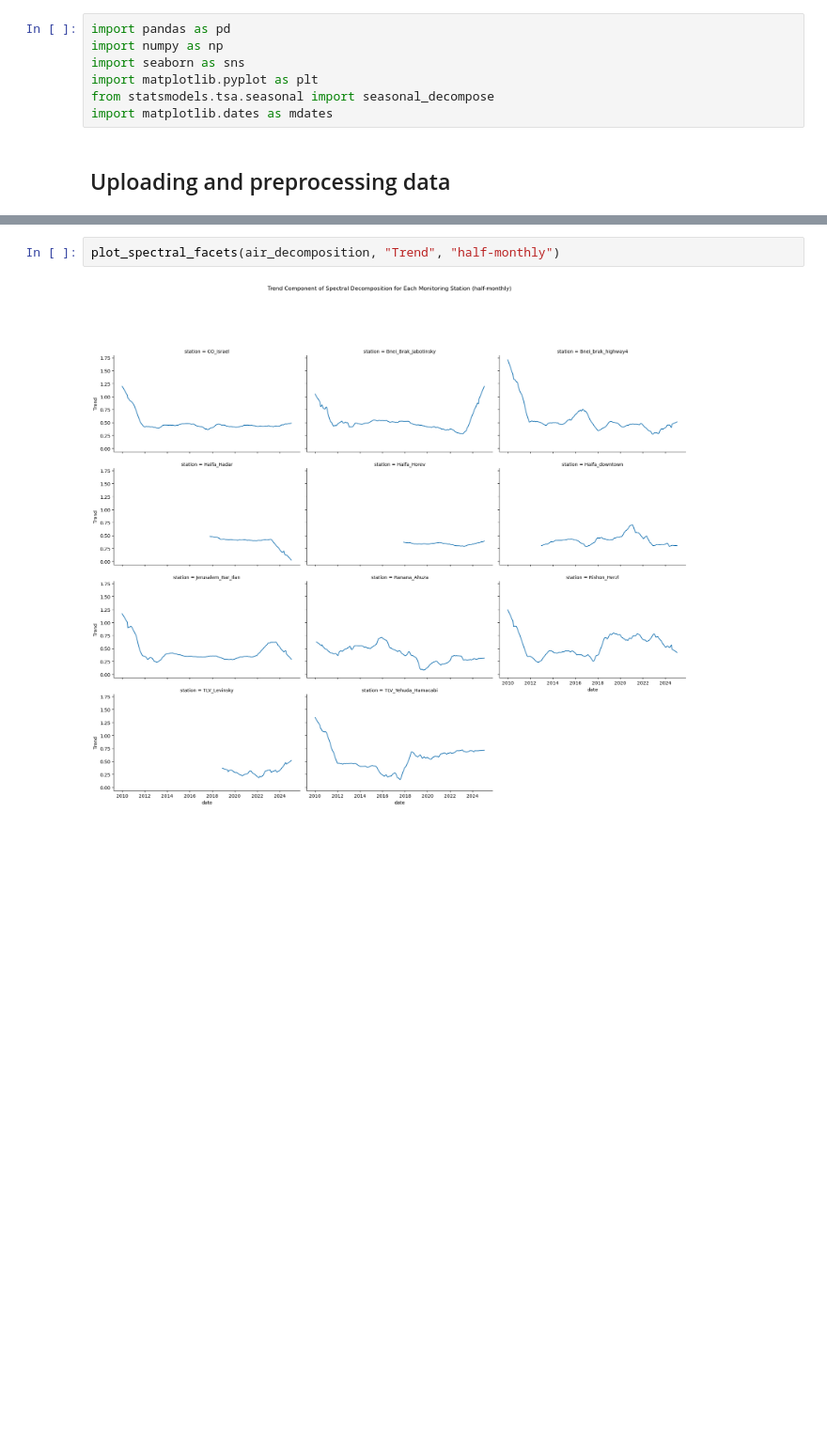
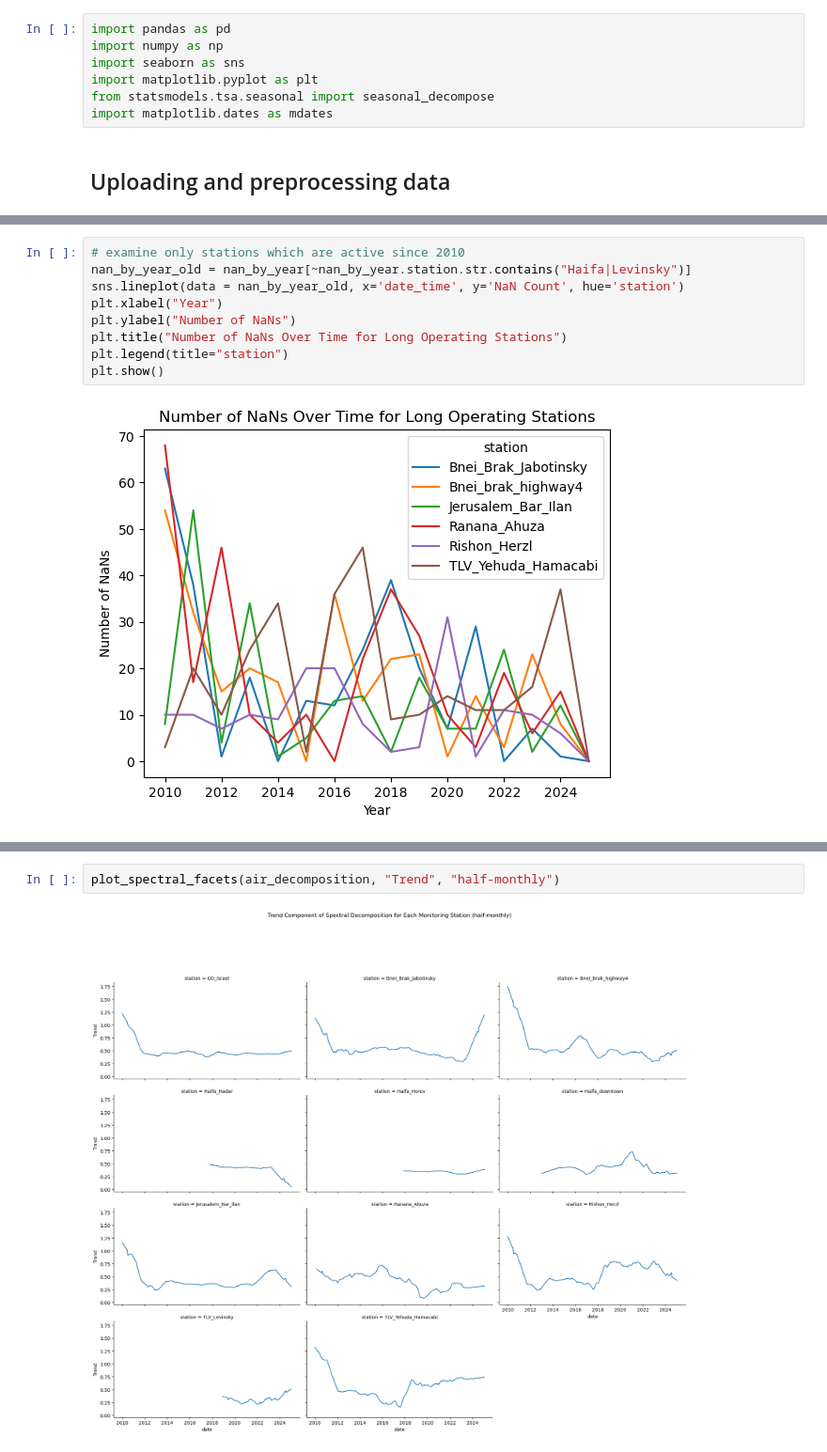
Before and after one commit to sinitsky96/Time-Series-Project, a Jupyter notebook: 01_pollution_eda.ipynb, the cells around one changed output, grey strips where cells are left out. Shown at 94% size. Drawn from its saved outputs; the diff is of its cells as text; blank space fills up the shorter version.

```diff
--- a/01_pollution_eda.ipynb
+++ b/01_pollution_eda.ipynb
@@ -49,0 +76,11 @@ air_longer = air.melt(id_vars=['date'], var_name='station', value_name='CO_level
+# %%
+# examine only stations which are active since 2010
+nan_by_year_old = nan_by_year[~nan_by_year.station.str.contains("Haifa|Levinsky")]
+sns.lineplot(data = nan_by_year_old, x='date_time', y='NaN Count', hue='station')
+plt.xlabel("Year")
+plt.ylabel("Number of NaNs")
+plt.title("Number of NaNs Over Time for Long Operating Stations")
+plt.legend(title="station")
+plt.show()
+# %% [output]
+[figure, added]
```
Also changed, not shown: parts of 45 cells of this notebook.
